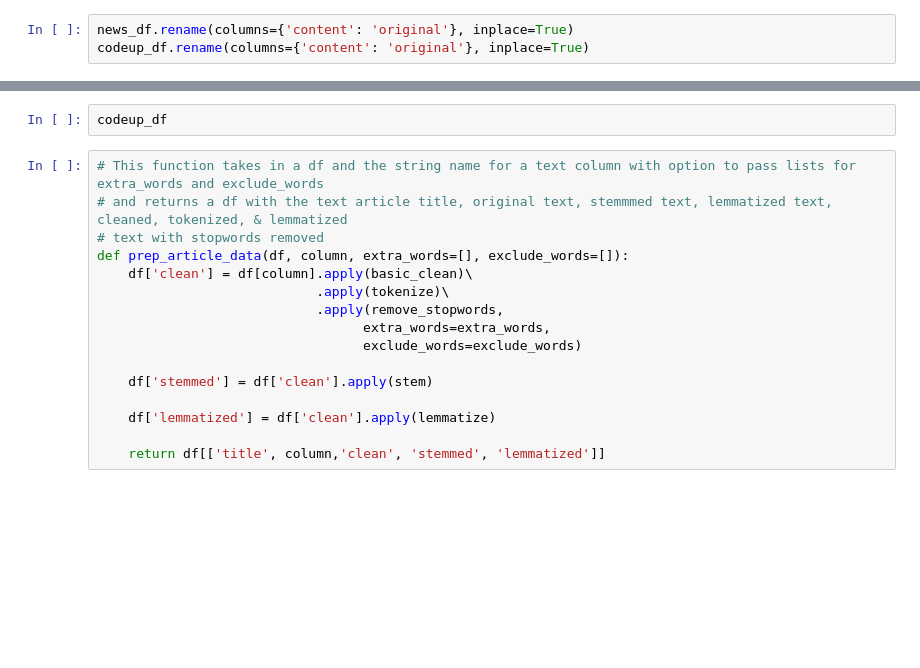
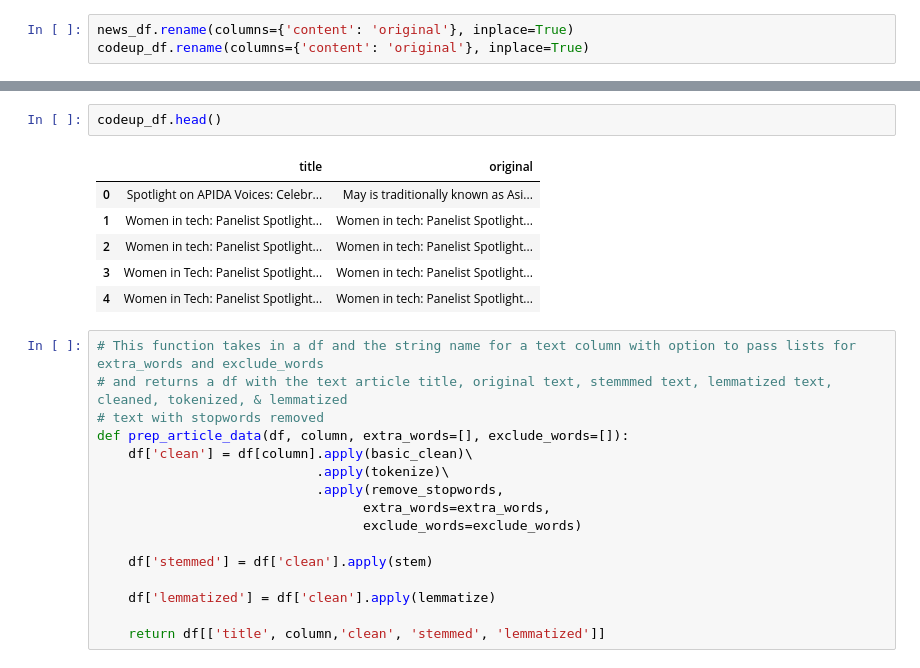
Before and after one commit to CodeupClassroom/somerville-nlp, a Jupyter notebook: nlp_prepare_exercises.ipynb, the cells around one changed output, grey strips where cells are left out. Saved outputs shown, nothing was run; the diff lists cells and outputs as text; blank space fills up the shorter version.

```diff
--- a/nlp_prepare_exercises.ipynb
+++ b/nlp_prepare_exercises.ipynb
@@ -145,5 +184,12 @@ news_df
 # %%
-codeup_df
+codeup_df.head()
+# %% [output]
+|  | title | original |
+| 0 | Spotlight on APIDA Voices: Celebr... | May is traditionally known as Asi... |
+| 1 | Women in tech: Panelist Spotlight... | Women in tech: Panelist Spotlight... |
+| 2 | Women in tech: Panelist Spotlight... | Women in tech: Panelist Spotlight... |
+| 3 | Women in Tech: Panelist Spotlight... | Women in tech: Panelist Spotlight... |
+| 4 | Women in Tech: Panelist Spotlight... | Women in tech: Panelist Spotlight... |
 # %%
 # This function takes in a df and the string name for a text column with option to pass lists for extra_words and exclude_words
 # and returns a df with the text article title, original text, stemmmed text, lemmatized text, cleaned, tokenized, & lemmatized
```
Also changed, not shown: parts of 9 cells of this notebook.
